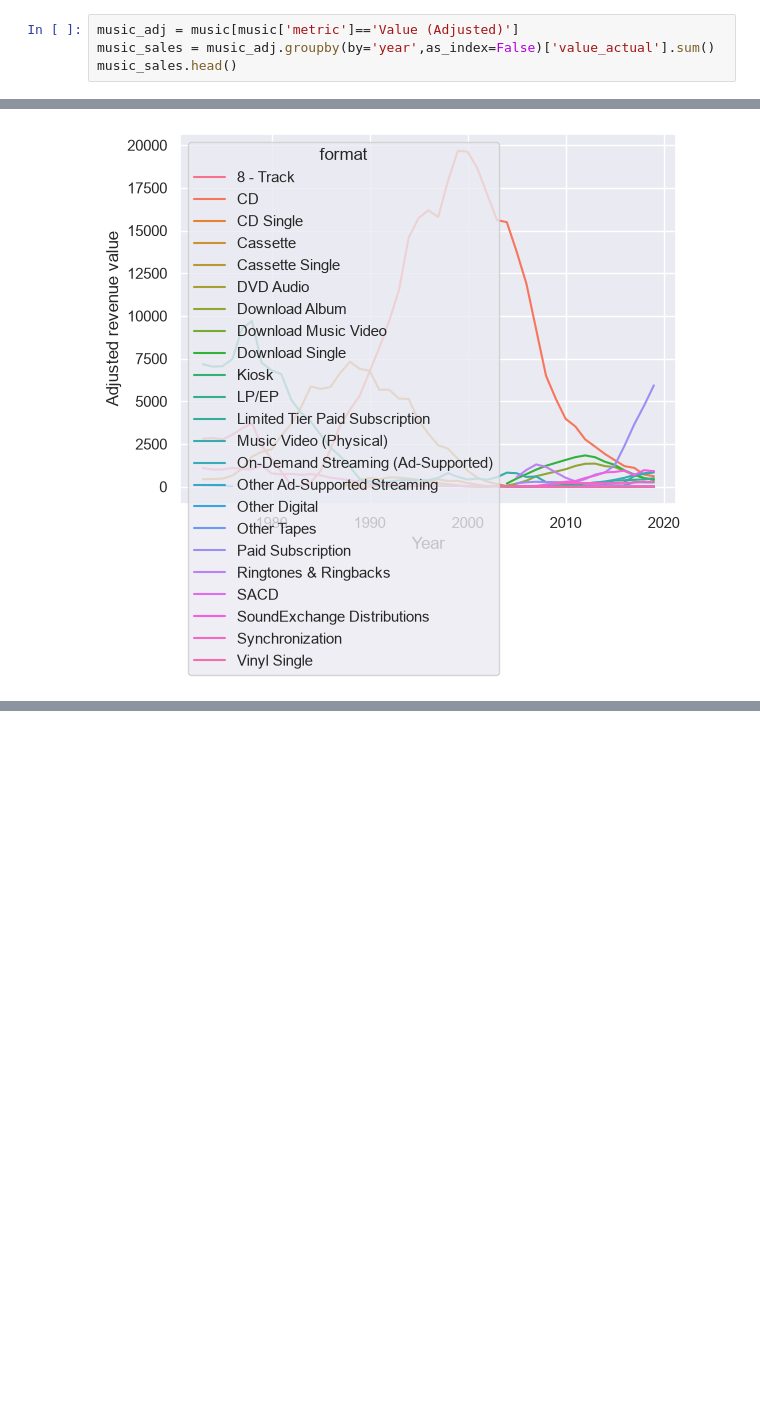
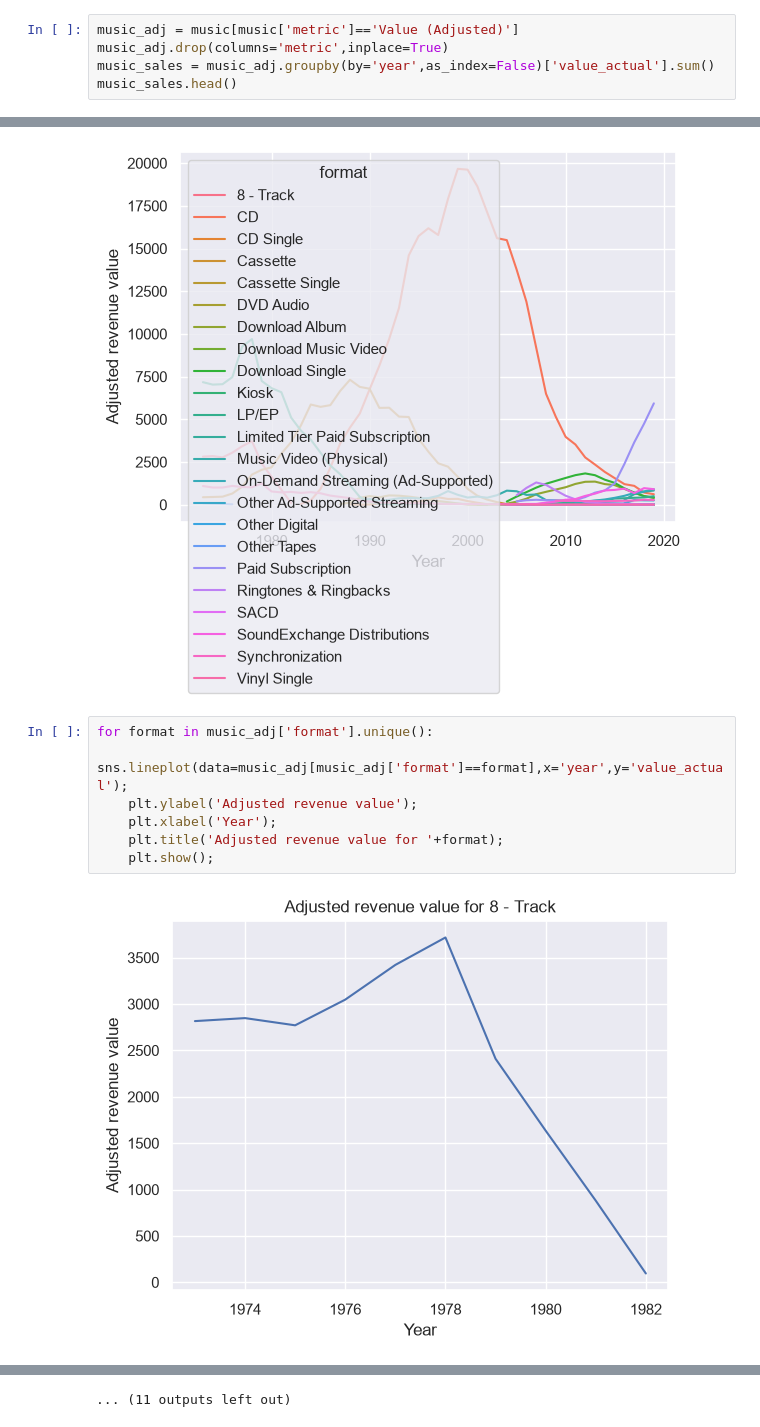
Before and after one commit to MarcoTosoni/music_sales, a Jupyter notebook: analysis.ipynb, the cells around one changed output, grey strips where cells are left out. Drawn from its saved outputs; the diff is of its cells as text; blank space fills up the shorter version.

Commit message:
completed analysis on formats

```diff
--- a/analysis.ipynb
+++ b/analysis.ipynb
@@ -158,5 +173,6 @@ For each year, every format type has 3 different metrics: units, value and value
 # %%
 music_adj = music[music['metric']=='Value (Adjusted)']
+music_adj.drop(columns='metric',inplace=True)
 music_sales = music_adj.groupby(by='year',as_index=False)['value_actual'].sum()
 music_sales.head()
 # %% [output]
@@ -178,3 +194,12 @@ plt.ylabel('Adjusted revenue value');
 plt.xlabel('Year');
 # %% [output]
 [figure]
+# %%
+for format in music_adj['format'].unique():
+    sns.lineplot(data=music_adj[music_adj['format']==format],x='year',y='value_actual');
+    plt.ylabel('Adjusted revenue value');
+    plt.xlabel('Year');
+    plt.title('Adjusted revenue value for '+format);
+    plt.show();
+# %% [output]
+[figure, added]
@@ -180,0 +217 @@ plt.xlabel('Year');
+... (11 outputs left out)
```
Also changed, not shown: parts of 19 cells of this notebook.
